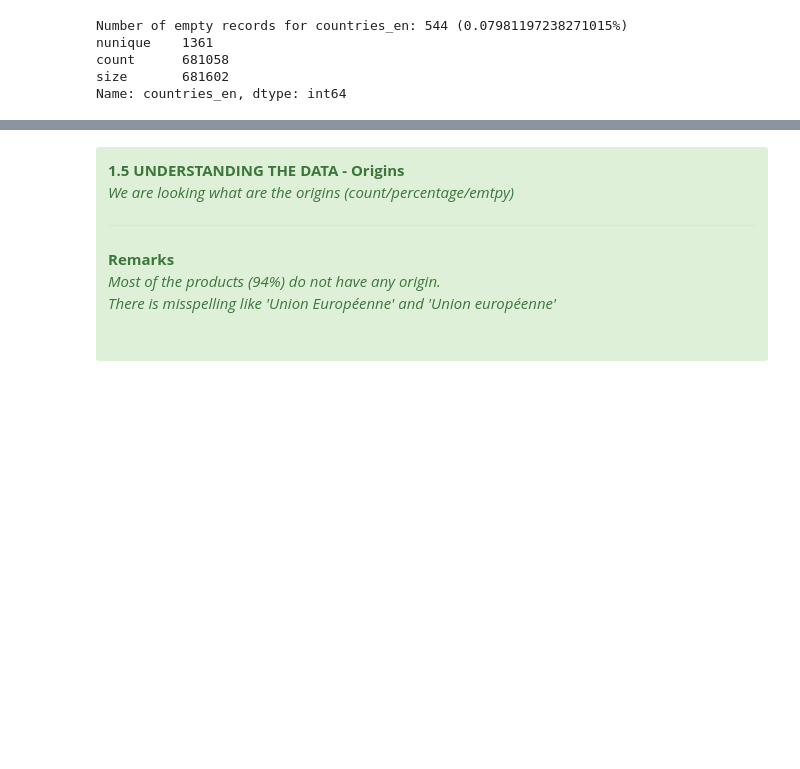
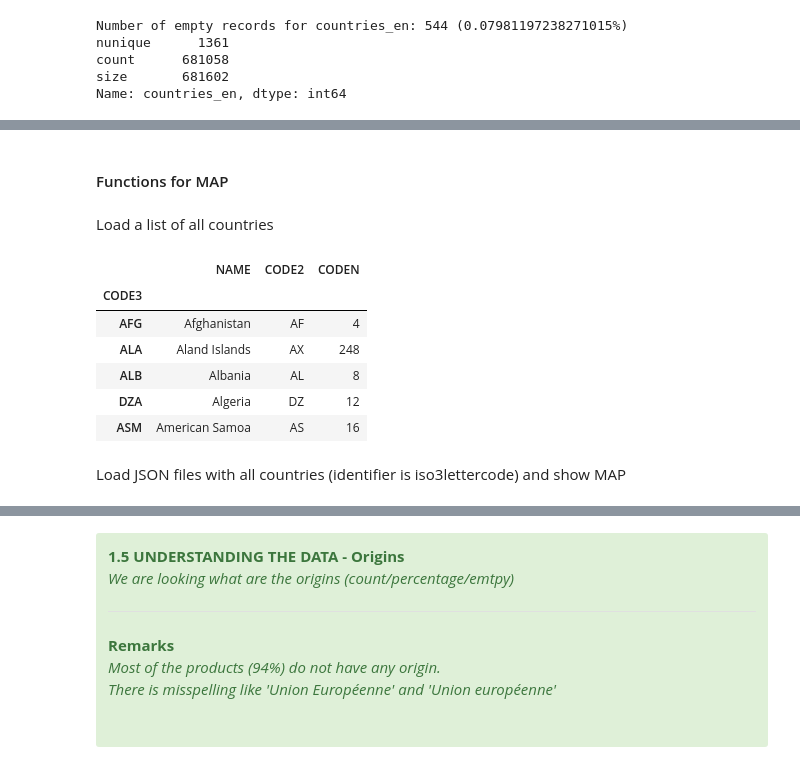
Before and after one commit to esamosenok/ADA_Project_2018, a Jupyter notebook: openfoodfacts_milestone2.ipynb, the cells around one changed output, grey strips where cells are left out. Saved outputs shown, nothing was run; the diff lists cells and outputs as text; code cells hidden in the pictures; blank space fills up the shorter version.

Commit message:
Add MAP for countries

```diff
--- a/openfoodfacts_milestone2.ipynb
+++ b/openfoodfacts_milestone2.ipynb
@@ -592,0 +617,2 @@ So far we can conclude that this field country has to be used with precaution.
+# %% [markdown]
+#### Functions for MAP
@@ -592,0 +665,16 @@ So far we can conclude that this field country has to be used with precaution.
+# %% [markdown]
+Load a list of all countries
+# %%
+df_countries = pd.read_csv(data_path + 'countries_list.csv', sep=";", low_memory=False, skiprows=0)
+df_countries.set_index("CODE3", inplace=True)
+df_countries.head(5)
+# %% [output]
+|  | NAME | CODE2 | CODEN |
+| CODE3 |  |  |  |
+| AFG | Afghanistan | AF | 4 |
+| ALA | Aland Islands | AX | 248 |
+| ALB | Albania | AL | 8 |
+| DZA | Algeria | DZ | 12 |
+| ASM | American Samoa | AS | 16 |
+# %% [markdown]
+Load JSON files with all countries (identifier is iso3lettercode) and show MAP
```
Also changed, not shown: parts of 10 cells of this notebook.
